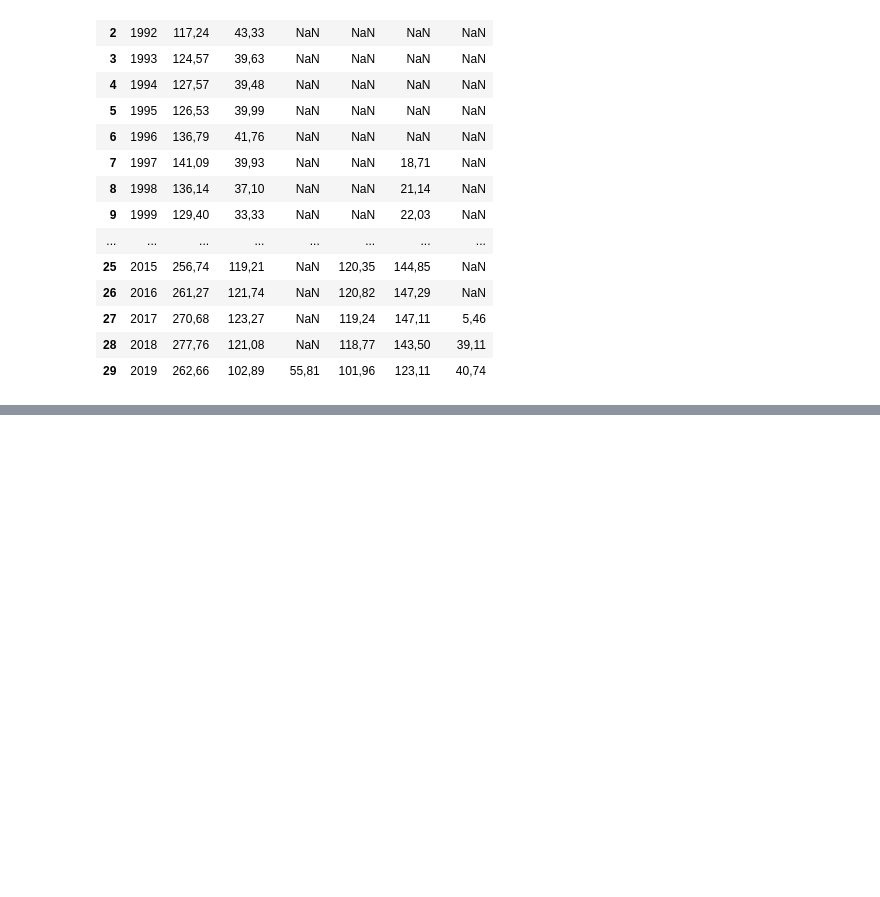
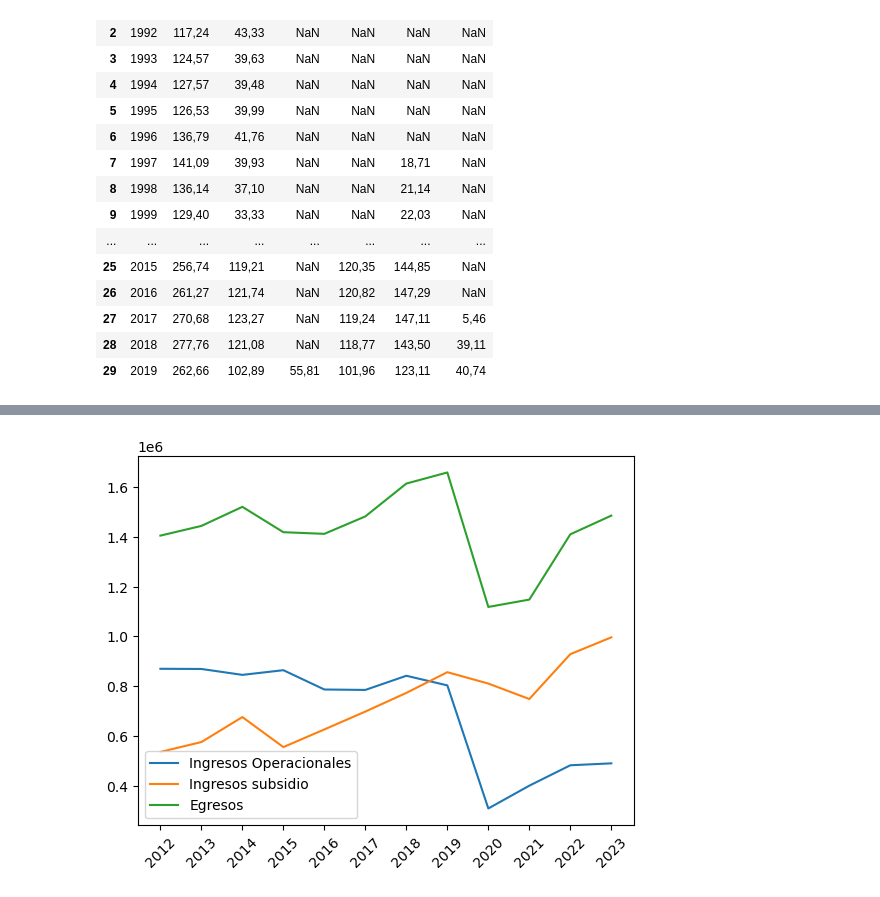
Before and after one commit to canija2000/IMT2200-Proyecto-Grupal, a Jupyter notebook: data.ipynb, the cells around one changed output, grey strips where cells are left out. Drawn from its saved outputs; the diff is of its cells as text; code cells hidden in the pictures; blank space fills up the shorter version.

```diff
--- a/data.ipynb
+++ b/data.ipynb
@@ -28,0 +84,8 @@ pasajeros.head(30)
+# %%
+#make first row the header
+dtp.columns = dtp.iloc[0]
+dtp.drop(0, inplace=True)
+# %%
+#change column names
+dtp.columns = ['Año', 'Ingresos Operacionales', 'Ingresos subsidio', 'Egresos']
+dtp.info()
@@ -28,0 +104,3 @@ pasajeros.head(30)
+# %%
+dtp['Año'] = dtp['Año'].astype(int)
+dtp
@@ -28,0 +121,10 @@ pasajeros.head(30)
+# %%
+def to_pesos(x):
+    x = x.strip('$')
+    x = x.replace('.', '')
+    return int(x)
+
+for col in dtp.columns[1:]:
+    dtp[col] = dtp[col].apply(to_pesos)
+
+dtp.info()
@@ -28,0 +162,10 @@ pasajeros.head(30)
+# %%
+
+plt.plot(dtp['Año'], dtp['Ingresos Operacionales'])
+plt.plot(dtp['Año'], dtp['Ingresos subsidio'])
+plt.plot(dtp['Año'], dtp['Egresos'])
+plt.xticks(dtp['Año'], rotation=45)
+plt.legend(['Ingresos Operacionales', 'Ingresos subsidio', 'Egresos'])
+plt.show()
+# %% [output]
+[figure, added]
```
Also changed, not shown: parts of 35 cells of this notebook, 6 other files.
